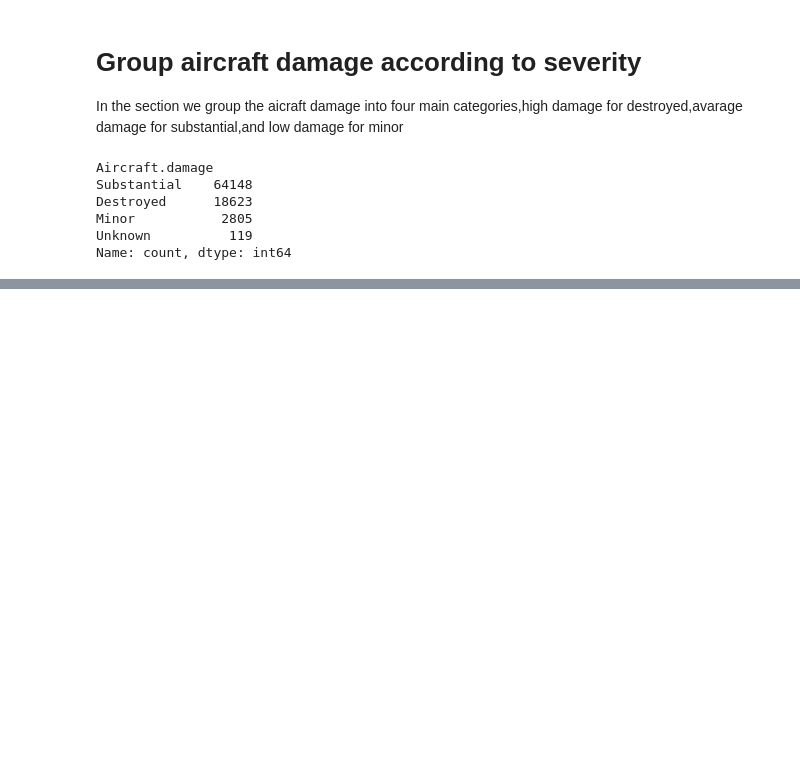
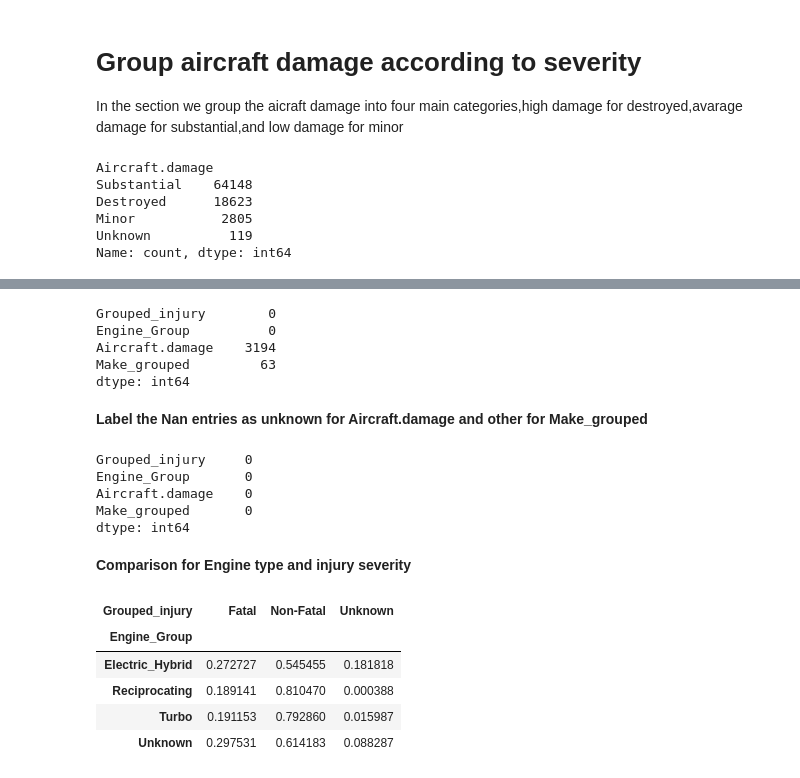
Before and after one commit to Marian-amo/Phase-1-project, a Jupyter notebook: project.ipynb/project.ipynb, the cells around one changed output, grey strips where cells are left out. Drawn from its saved outputs; the diff is of its cells as text; code cells hidden in the pictures; blank space fills up the shorter version.

```diff
--- a/project.ipynb/project.ipynb
+++ b/project.ipynb/project.ipynb
@@ -422,0 +396,21 @@ Index(['Event.Id', 'Investigation.Type', 'Accident.Number', 'Event.Date',
+# %%
+#check nan entries
+df[['Grouped_injury', 'Engine_Group', 'Aircraft.damage', 'Make_grouped']].isna().sum()
+# %% [output]
+Grouped_injury        0
+Engine_Group          0
+Aircraft.damage    3194
+Make_grouped         63
+dtype: int64
+# %% [markdown]
+**Label the Nan entries as unknown for Aircraft.damage and other for Make_grouped**
+# %%
+df['Aircraft.damage'] = df['Aircraft.damage'].fillna('Unknown')
+df['Make_grouped'] = df['Make_grouped'].fillna('Other')
+df[['Grouped_injury', 'Engine_Group', 'Aircraft.damage', 'Make_grouped']].isna().sum()
+# %% [output]
+Grouped_injury     0
+Engine_Group       0
+Aircraft.damage    0
+Make_grouped       0
+dtype: int64
@@ -422,0 +419,16 @@ Index(['Event.Id', 'Investigation.Type', 'Accident.Number', 'Event.Date',
+# %% [markdown]
+**Comparison for Engine type and injury severity**
+# %%
+Eng_injurytab=pd.crosstab(
+    df['Engine_Group'],
+    df['Grouped_injury'],
+    normalize='index'
+)
+Eng_injurytab
+# %% [output]
+| Grouped_injury | Fatal | Non-Fatal | Unknown |
+| Engine_Group |  |  |  |
+| Electric_Hybrid | 0.272727 | 0.545455 | 0.181818 |
+| Reciprocating | 0.189141 | 0.810470 | 0.000388 |
+| Turbo | 0.191153 | 0.792860 | 0.015987 |
+| Unknown | 0.297531 | 0.614183 | 0.088287 |
```
Also changed, not shown: parts of 13 cells of this notebook.
